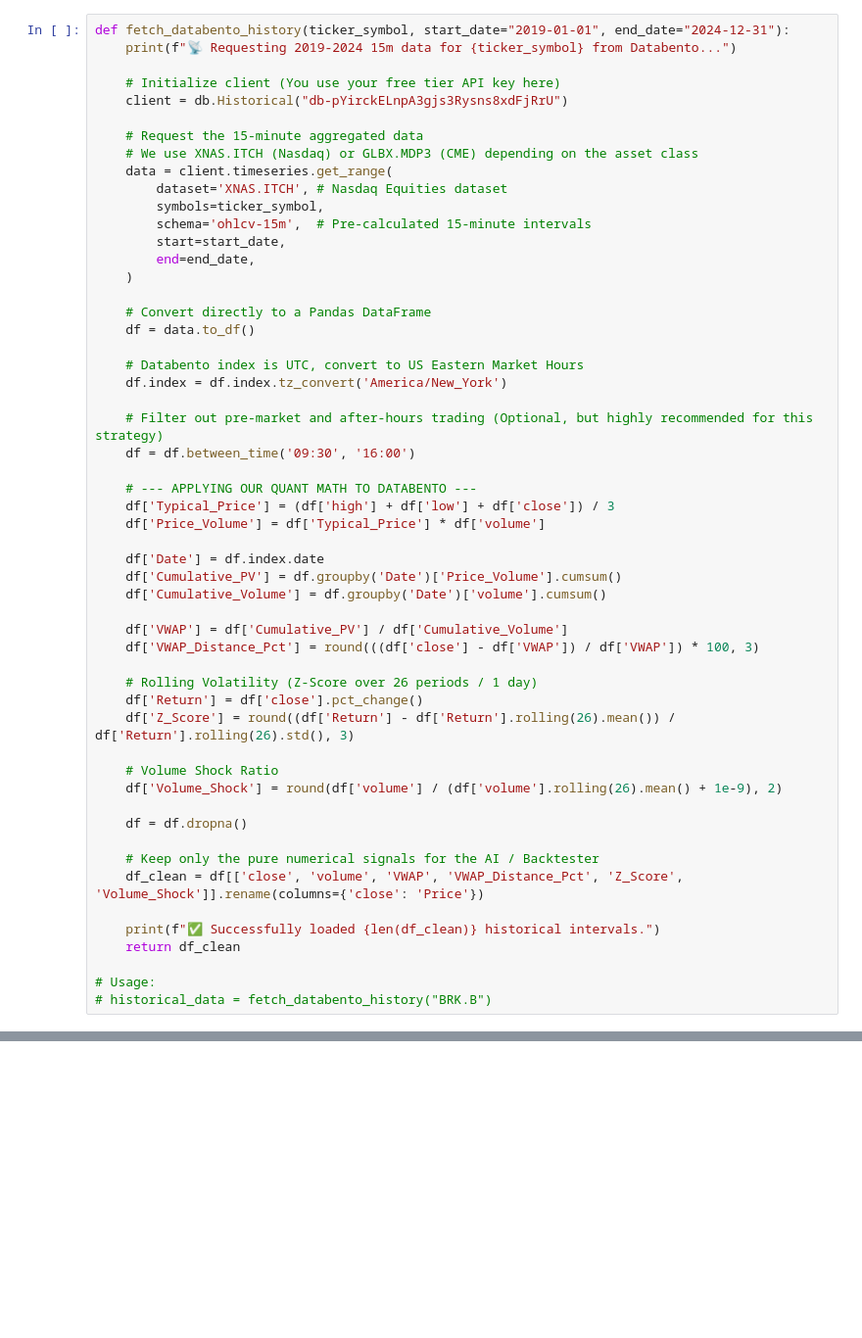
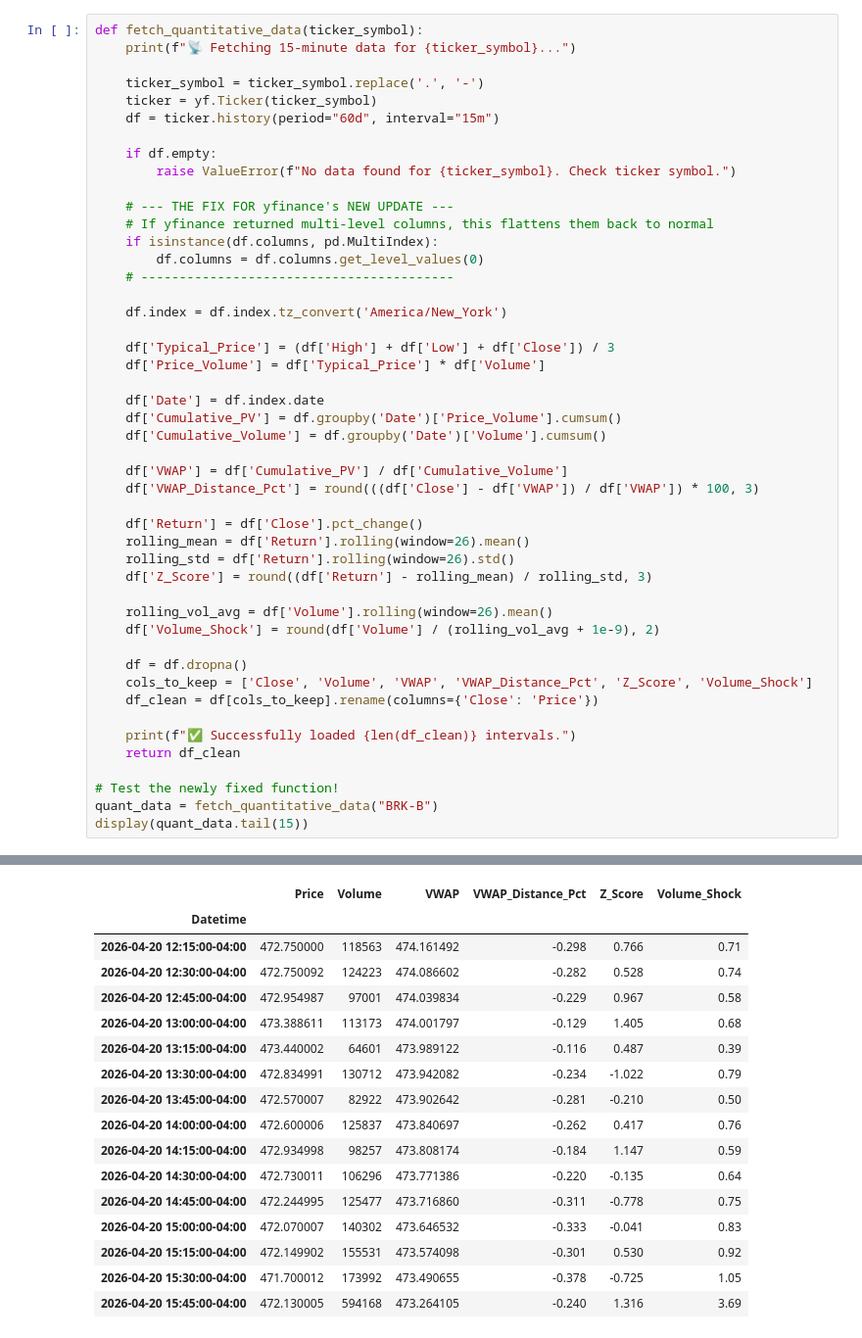
Before and after one commit to eternalshash/mind-overnight, a Jupyter notebook: code/Modeling.Prac/prepping1.ipynb, the cells around one changed output, grey strips where cells are left out. Shown at 98% size. Cells and saved outputs as stored; diff of their text form; blank space fills up the shorter version.

```diff
--- a/code/Modeling.Prac/prepping1.ipynb
+++ b/code/Modeling.Prac/prepping1.ipynb
@@ -26,54 +21,48 @@ import numpy as np
 # %%
-def fetch_databento_history(ticker_symbol, start_date="2019-01-01", end_date="2024-12-31"):
-    print(f"📡 Requesting 2019-2024 15m data for {ticker_symbol} from Databento...")
+def fetch_quantitative_data(ticker_symbol):
+    print(f"📡 Fetching 15-minute data for {ticker_symbol}...")
 
-    # Initialize client (You use your free tier API key here)
-    client = db.Historical("db-pYirckELnpA3gjs3Rysns8xdFjRrU")
+    ticker_symbol = ticker_symbol.replace('.', '-')
+    ticker = yf.Ticker(ticker_symbol)
+    df = ticker.history(period="60d", interval="15m")
 
-    # Request the 15-minute aggregated data
-    # We use XNAS.ITCH (Nasdaq) or GLBX.MDP3 (CME) depending on the asset class
-    data = client.timeseries.get_range(
-        dataset='XNAS.ITCH', # Nasdaq Equities dataset
-        symbols=ticker_symbol,
-        schema='ohlcv-15m',  # Pre-calculated 15-minute intervals
-        start=start_date,
-        end=end_date,
-    )
+    if df.empty:
+        raise ValueError(f"No data found for {ticker_symbol}. Check ticker symbol.")
 
-    # Convert directly to a Pandas DataFrame
-    df = data.to_df()
+    # --- THE FIX FOR yfinance's NEW UPDATE ---
+    # If yfinance returned multi-level columns, this flattens them back to normal
+    if isinstance(df.columns, pd.MultiIndex):
+        df.columns = df.columns.get_level_values(0)
+    # -----------------------------------------
 
-    # Databento index is UTC, convert to US Eastern Market Hours
     df.index = df.index.tz_convert('America/New_York')
 
-    # Filter out pre-market and after-hours trading (Optional, but highly recommended for this strategy)
-    df = df.between_time('09:30', '16:00')
-
-    # --- APPLYING OUR QUANT MATH TO DATABENTO ---
-    df['Typical_Price'] = (df['high'] + df['low'] + df['close']) / 3
-    df['Price_Volume'] = df['Typical_Price'] * df['volume']
+    df['Typical_Price'] = (df['High'] + df['Low'] + df['Close']) / 3
+    df['Price_Volume'] = df['Typical_Price'] * df['Volume']
 
     df['Date'] = df.index.date
     df['Cumulative_PV'] = df.groupby('Date')['Price_Volume'].cumsum()
-    df['Cumulative_Volume'] = df.groupby('Date')['volume'].cumsum()
+    df['Cumulative_Volume'] = df.groupby('Date')['Volume'].cumsum()
 
     df['VWAP'] = df['Cumulative_PV'] / df['Cumulative_Volume']
-    df['VWAP_Distance_Pct'] = round(((df['close'] - df['VWAP']) / df['VWAP']) * 100, 3)
+    df['VWAP_Distance_Pct'] = round(((df['Close'] - df['VWAP']) / df['VWAP']) * 100, 3)
 
-    # Rolling Volatility (Z-Score over 26 periods / 1 day)
-    df['Return'] = df['close'].pct_change()
-    df['Z_Score'] = round((df['Return'] - df['Return'].rolling(26).mean()) / df['Return'].rolling(26).std(), 3)
+    df['Return'] = df['Close'].pct_change()
+    rolling_mean = df['Return'].rolling(window=26).mean()
+    rolling_std = df['Return'].rolling(window=26).std()
+    df['Z_Score'] = round((df['Return'] - rolling_mean) / rolling_std, 3)
 
-    # Volume Shock Ratio
-    df['Volume_Shock'] = round(df['volume'] / (df['volume'].rolling(26).mean() + 1e-9), 2)
+    rolling_vol_avg = df['Volume'].rolling(window=26).mean()
+    df['Volume_Shock'] = round(df['Volume'] / (rolling_vol_avg + 1e-9), 2)
 
     df = df.dropna()
+    cols_to_keep = ['Close', 'Volume', 'VWAP', 'VWAP_Distance_Pct', 'Z_Score', 'Volume_Shock']
+    df_clean = df[cols_to_keep].rename(columns={'Close': 'Price'})
 
-    # Keep only the pure numerical signals for the AI / Backtester
-    df_clean = df[['close', 'volume', 'VWAP', 'VWAP_Distance_Pct', 'Z_Score', 'Volume_Shock']].rename(columns={'close': 'Price'})
-
-    print(f"✅ Successfully loaded {len(df_clean)} historical intervals.")
+    print(f"✅ Successfully loaded {len(df_clean)} intervals.")
     return df_clean
 
-# Usage:
-# historical_data = fetch_databento_history("BRK.B")
+# Test the newly fixed function!
+quant_data = fetch_quantitative_data("BRK-B")
+display(quant_data.tail(15))
+# %% [output]
@@ -79,0 +71,17 @@ def fetch_databento_history(ticker_symbol, start_date="2019-01-01", end_date="20
+|  | Price | Volume | VWAP | VWAP_Distance_Pct | Z_Score | Volume_Shock |
+| Datetime |  |  |  |  |  |  |
+| 2026-04-20 12:15:00-04:00 | 472.750000 | 118563 | 474.161492 | -0.298 | 0.766 | 0.71 |
+| 2026-04-20 12:30:00-04:00 | 472.750092 | 124223 | 474.086602 | -0.282 | 0.528 | 0.74 |
+| 2026-04-20 12:45:00-04:00 | 472.954987 | 97001 | 474.039834 | -0.229 | 0.967 | 0.58 |
+| 2026-04-20 13:00:00-04:00 | 473.388611 | 113173 | 474.001797 | -0.129 | 1.405 | 0.68 |
+| 2026-04-20 13:15:00-04:00 | 473.440002 | 64601 | 473.989122 | -0.116 | 0.487 | 0.39 |
+| 2026-04-20 13:30:00-04:00 | 472.834991 | 130712 | 473.942082 | -0.234 | -1.022 | 0.79 |
+| 2026-04-20 13:45:00-04:00 | 472.570007 | 82922 | 473.902642 | -0.281 | -0.210 | 0.50 |
+| 2026-04-20 14:00:00-04:00 | 472.600006 | 125837 | 473.840697 | -0.262 | 0.417 | 0.76 |
+| 2026-04-20 14:15:00-04:00 | 472.934998 | 98257 | 473.808174 | -0.184 | 1.147 | 0.59 |
+| 2026-04-20 14:30:00-04:00 | 472.730011 | 106296 | 473.771386 | -0.220 | -0.135 | 0.64 |
+| 2026-04-20 14:45:00-04:00 | 472.244995 | 125477 | 473.716860 | -0.311 | -0.778 | 0.75 |
+| 2026-04-20 15:00:00-04:00 | 472.070007 | 140302 | 473.646532 | -0.333 | -0.041 | 0.83 |
+| 2026-04-20 15:15:00-04:00 | 472.149902 | 155531 | 473.574098 | -0.301 | 0.530 | 0.92 |
+| 2026-04-20 15:30:00-04:00 | 471.700012 | 173992 | 473.490655 | -0.378 | -0.725 | 1.05 |
+| 2026-04-20 15:45:00-04:00 | 472.130005 | 594168 | 473.264105 | -0.240 | 1.316 | 3.69 |
```
Also changed, not shown: parts of 7 cells of this notebook, 1 other file.
